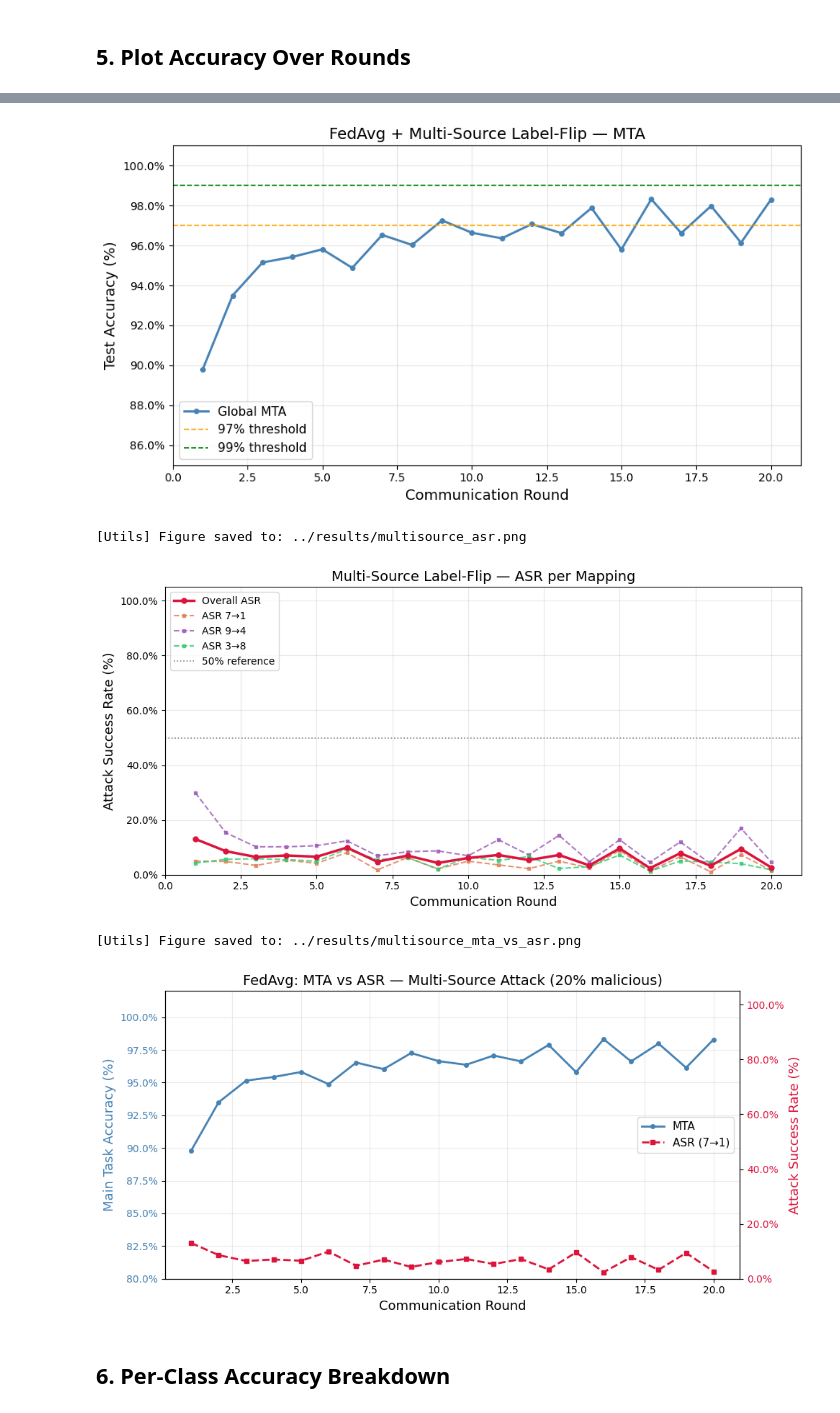
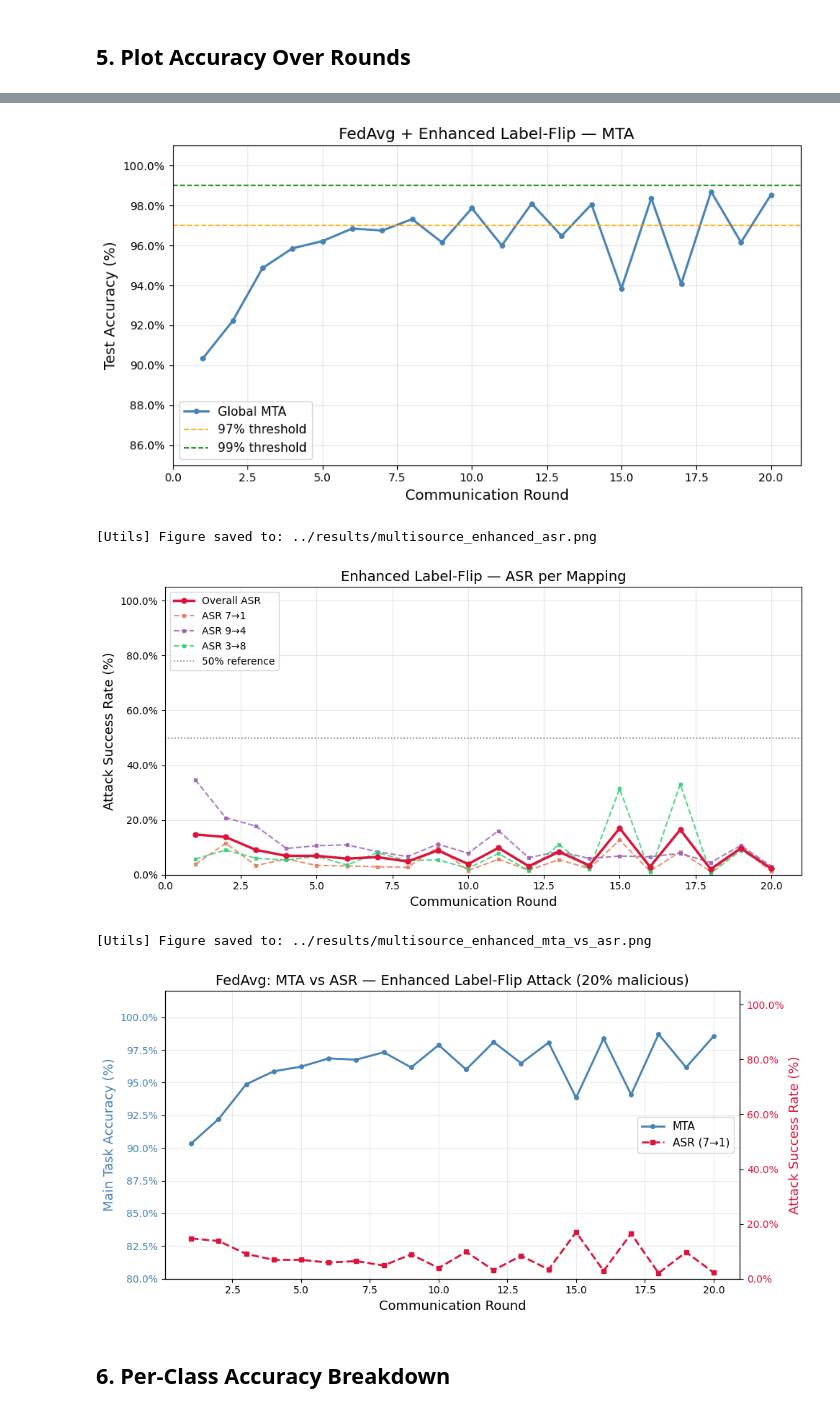
Before and after one commit to CarlosOrtiz13/CYSE-686-Final-Project, a Jupyter notebook: notebooks/main-experiment.ipynb, the cells around one changed output, grey strips where cells are left out. Cells and saved outputs as stored; diff of their text form; code cells hidden in the pictures.

Commit message:
Added enhanced attack strategy

```diff
--- a/notebooks/main-experiment.ipynb
+++ b/notebooks/main-experiment.ipynb
@@ -46,9 +48,10 @@ CLIENT_FRACTION    = 1.0     # Fraction of clients per round (1.0 = all)
 NUM_ROUNDS         = 20      # Number of communication rounds
 
 # ── Local Training ──────────────────────────────────────────────
-LOCAL_EPOCHS       = 1       # E: local epochs per round
-LOCAL_LR           = 0.01    # SGD learning rate for local training
-BATCH_SIZE         = 32      # Mini-batch size for local SGD
+LOCAL_EPOCHS           = 1    # honest clients: 1 local epoch
+MALICIOUS_LOCAL_EPOCHS = 3    # ← NEW: malicious clients: 3 local epochs
+LOCAL_LR               = 0.01
+BATCH_SIZE             = 32
 
 # ── Evaluation ──────────────────────────────────────────────────
 TEST_BATCH_SIZE    = 512     # Larger batch for faster inference
@@ -78,6 +81,9 @@ malicious_clients = select_malicious_clients(
     malicious_ratio   = MALICIOUS_RATIO,
     seed              = 42
 )
+# Print so it's visible in the notebook output
+print(f"  Honest epochs   : {LOCAL_EPOCHS}")
+print(f"  Malicious epochs: {MALICIOUS_LOCAL_EPOCHS}  ← boosted")
 
 print(f"\n[Attack] Multi-source label-flip map:")
 for src, tgt in LABEL_FLIP_MAP.items():
@@ -235,8 +245,8 @@ print("=" * 65)
 # ── Plot 1: MTA ───────────────────────────────────────────────────
 plot_accuracy(
     accuracies = mta_history,
-    title      = f"FedAvg + Multi-Source Label-Flip — MTA",
-    save_path  = f"{RESULTS_DIR}multisource_mta.png"
+    title      = f"FedAvg + Enhanced Label-Flip — MTA",
+    save_path  = f"{RESULTS_DIR}multisource_enhanced_mta.png"
 )
 
 # ── Plot 2: ASR (overall + per-mapping breakdown) ─────────────────
@@ -244,15 +254,15 @@ plot_asr(
     asr_list            = asr_history,
     label_flip_map      = LABEL_FLIP_MAP,
     per_mapping_history = per_mapping_history,
-    title               = "Multi-Source Label-Flip — ASR per Mapping",
-    save_path           = f"{RESULTS_DIR}multisource_asr.png"
+    title               = "Enhanced Label-Flip — ASR per Mapping",
+    save_path           = f"{RESULTS_DIR}multisource_enhanced_asr.png"
 )
 
 # ── Plot 3: MTA vs ASR combined ───────────────────────────────────
 plot_mta_and_asr(
     mta_list  = mta_history,
     asr_list  = asr_history,
-    title     = f"FedAvg: MTA vs ASR — Multi-Source Attack ({MALICIOUS_RATIO*100:.0f}% malicious)",
-    save_path = f"{RESULTS_DIR}multisource_mta_vs_asr.png"
+    title     = f"FedAvg: MTA vs ASR — Enhanced Label-Flip Attack ({MALICIOUS_RATIO*100:.0f}% malicious)",
+    save_path = f"{RESULTS_DIR}multisource_enhanced_mta_vs_asr.png"
 )
 # %% [output]
@@ -260,8 +270,8 @@ plot_mta_and_asr(
-[figure, old version]
+[figure, new version]
-[Utils] Figure saved to: ../results/multisource_asr.png
+[Utils] Figure saved to: ../results/multisource_enhanced_asr.png
-[figure, old version]
+[figure, new version]
-[Utils] Figure saved to: ../results/multisource_mta_vs_asr.png
+[Utils] Figure saved to: ../results/multisource_enhanced_mta_vs_asr.png
-[figure, old version]
+[figure, new version]
 # %% [markdown]
 ## 6. Per-Class Accuracy Breakdown
 # %%
```
Also changed, not shown: parts of 7 cells of this notebook, 20 other files.
